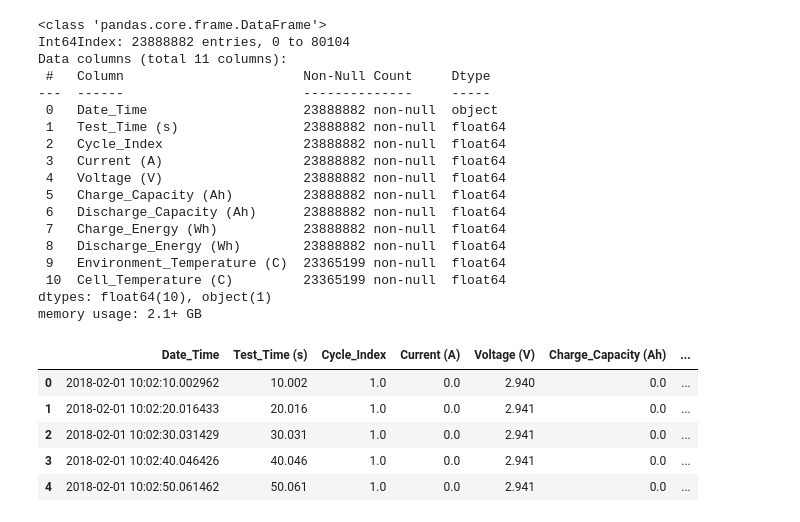
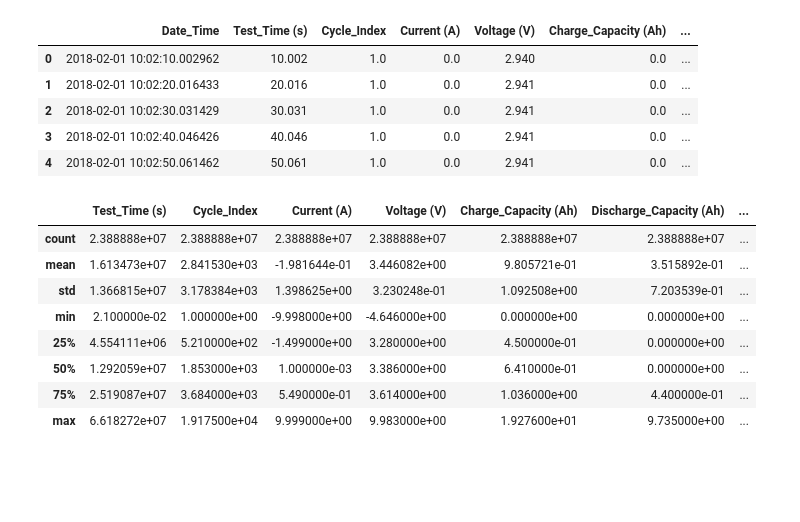
Before and after one commit to ben-my-to/483_ML_BatteryLife, a Jupyter notebook: setup.ipynb, the cells around one changed output. Cells and saved outputs as stored; diff of their text form; code cells hidden in the pictures; blank space fills up the shorter version.

```diff
--- a/setup.ipynb
+++ b/setup.ipynb
@@ -622,10 +624,12 @@ def fetch_url():
 
 def load_battery_data(path):
     os.chdir(path / r'483_ML_BatteryLife/')
-    download_path = Path('datasets/battery.pkl')
-    if not download_path.is_file():
+    if not Path('datasets/').is_dir():
         Path("datasets").mkdir(parents=True, exist_ok=True)
     os.chdir(r'datasets/')
-    df = pd.concat([pd.read_csv(url) for url in fetch_url()])
-    df.to_pickle('battery.pkl')
+    if not Path(r'battery.pkl').is_file():
+        df = pd.concat([pd.read_csv(url) for url in fetch_url()])
+        df.to_pickle('battery.pkl')
+    else:
+        df = pd.read_pickle(r'battery.pkl')
     return df
@@ -652,28 +659,21 @@ battery = load_battery_data(Path(r'/home/jason/'))  # change path to Github repo
+# %%
+battery.head()
+# %% [output]
+|  | Date_Time | Test_Time (s) | Cycle_Index | Current (A) | Voltage (V) | Charge_Capacity (Ah) | ... |
+| 0 | 2018-02-01 10:02:10.002962 | 10.002 | 1.0 | 0.0 | 2.940 | 0.0 | ... |
+| 1 | 2018-02-01 10:02:20.016433 | 20.016 | 1.0 | 0.0 | 2.941 | 0.0 | ... |
+| 2 | 2018-02-01 10:02:30.031429 | 30.031 | 1.0 | 0.0 | 2.941 | 0.0 | ... |
+| 3 | 2018-02-01 10:02:40.046426 | 40.046 | 1.0 | 0.0 | 2.941 | 0.0 | ... |
+| 4 | 2018-02-01 10:02:50.061462 | 50.061 | 1.0 | 0.0 | 2.941 | 0.0 | ... |
 # %%
-battery.info(null_counts=True)
-battery.head()
+battery.describe()
 # %% [output]
-<class 'pandas.core.frame.DataFrame'>
-Int64Index: 23888882 entries, 0 to 80104
-Data columns (total 11 columns):
- #   Column                       Non-Null Count     Dtype
----  ------                       --------------     -----
- 0   Date_Time                    23888882 non-null  object
- 1   Test_Time (s)                23888882 non-null  float64
- 2   Cycle_Index                  23888882 non-null  float64
- 3   Current (A)                  23888882 non-null  float64
- 4   Voltage (V)                  23888882 non-null  float64
- 5   Charge_Capacity (Ah)         23888882 non-null  float64
- 6   Discharge_Capacity (Ah)      23888882 non-null  float64
- 7   Charge_Energy (Wh)           23888882 non-null  float64
- 8   Discharge_Energy (Wh)        23888882 non-null  float64
- 9   Environment_Temperature (C)  23365199 non-null  float64
- 10  Cell_Temperature (C)         23365199 non-null  float64
-dtypes: float64(10), object(1)
-memory usage: 2.1+ GB
-|  | Date_Time | Test_Time (s) | Cycle_Index | Current (A) | Voltage (V) | Charge_Capacity (Ah) | ... |
-| 0 | 2018-02-01 10:02:10.002962 | 10.002 | 1.0 | 0.0 | 2.940 | 0.0 | ... |
-| 1 | 2018-02-01 10:02:20.016433 | 20.016 | 1.0 | 0.0 | 2.941 | 0.0 | ... |
-| 2 | 2018-02-01 10:02:30.031429 | 30.031 | 1.0 | 0.0 | 2.941 | 0.0 | ... |
-| 3 | 2018-02-01 10:02:40.046426 | 40.046 | 1.0 | 0.0 | 2.941 | 0.0 | ... |
-| 4 | 2018-02-01 10:02:50.061462 | 50.061 | 1.0 | 0.0 | 2.941 | 0.0 | ... |
+|  | Test_Time (s) | Cycle_Index | Current (A) | Voltage (V) | Charge_Capacity (Ah) | Discharge_Capacity (Ah) | ... |
+| count | 2.388888e+07 | 2.388888e+07 | 2.388888e+07 | 2.388888e+07 | 2.388888e+07 | 2.388888e+07 | ... |
+| mean | 1.613473e+07 | 2.841530e+03 | -1.981644e-01 | 3.446082e+00 | 9.805721e-01 | 3.515892e-01 | ... |
+| std | 1.366815e+07 | 3.178384e+03 | 1.398625e+00 | 3.230248e-01 | 1.092508e+00 | 7.203539e-01 | ... |
+| min | 2.100000e-02 | 1.000000e+00 | -9.998000e+00 | -4.646000e+00 | 0.000000e+00 | 0.000000e+00 | ... |
+| 25% | 4.554111e+06 | 5.210000e+02 | -1.499000e+00 | 3.280000e+00 | 4.500000e-01 | 0.000000e+00 | ... |
+| 50% | 1.292059e+07 | 1.853000e+03 | 1.000000e-03 | 3.386000e+00 | 6.410000e-01 | 0.000000e+00 | ... |
+| 75% | 2.519087e+07 | 3.684000e+03 | 5.490000e-01 | 3.614000e+00 | 1.036000e+00 | 4.400000e-01 | ... |
+| max | 6.618272e+07 | 1.917500e+04 | 9.999000e+00 | 9.983000e+00 | 1.927600e+01 | 9.735000e+00 | ... |
```
Also changed, not shown: parts of 6 cells of this notebook.
